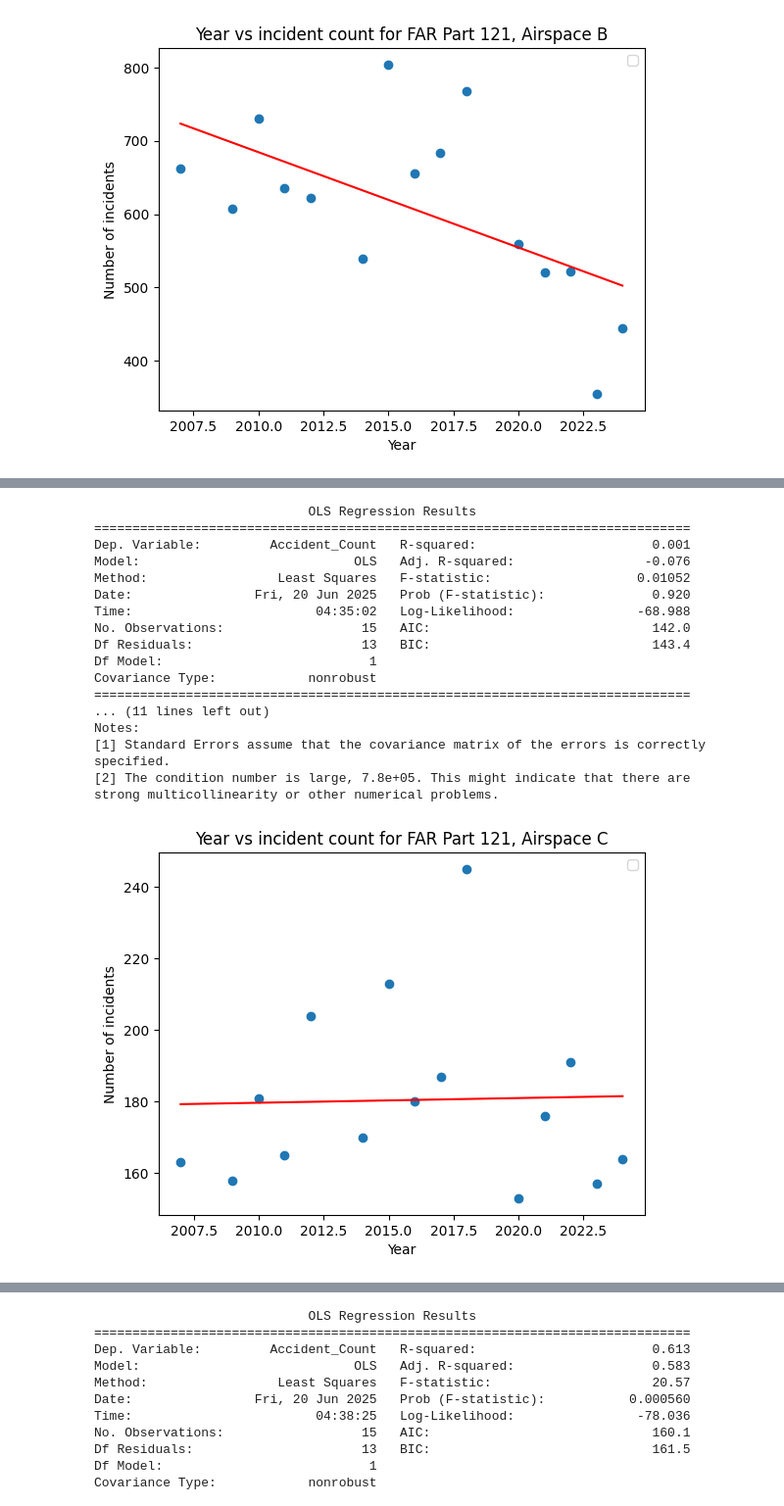
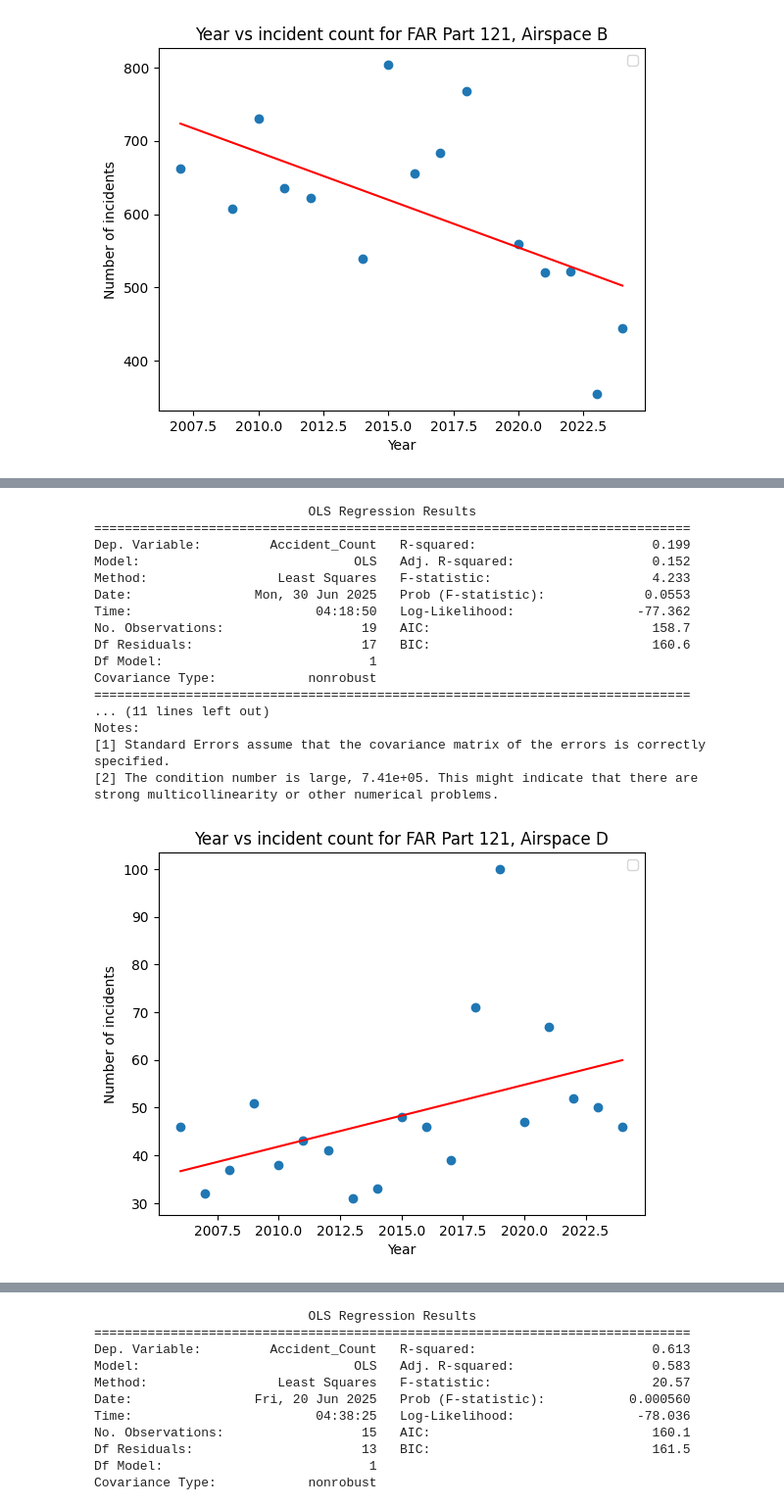
Before and after one commit to terryljh/aviation2, a Jupyter notebook: asrs linear model without test split.ipynb, the cells around one changed output, grey strips where cells are left out. Shown at 98% size. Drawn from its saved outputs; the diff is of its cells as text; code cells hidden in the pictures.

```diff
--- a/asrs linear model without test split.ipynb
+++ b/asrs linear model without test split.ipynb
@@ -675,7 +768,6 @@ strong multicollinearity or other numerical problems.
 dfsubset2 = dfsubset[(dfsubset['Date']//100 >= 2006) & (dfsubset['Date']//100 <= 2024)]
 
 dfsubset2 = dfsubset2[dfsubset2['Operating Under FAR Part'] == 'Part 121']
-
 #dfsubset2 = dfsubset2[dfsubset2['Light'].isna()]
 
 #dfsubset2 = dfsubset2[dfsubset2['Primary Problem'] == 'Human Factors']
@@ -696,12 +788,12 @@ dfsubset2 = dfsubset2[dfsubset2['Operating Under FAR Part'] == 'Part 121']
 #dfsubset2 = dfsubset2[dfsubset2['Light'] == 'Daylight']
 
 #dfsubset2 = dfsubset[(dfsubset['Date']//100 >= 2006) & (dfsubset['Date']//100 <= 2024)]
-dfsubset2 = dfsubset2[dfsubset2['Airspace'].str.contains('class c', case=False, na=False)]
+dfsubset2 = dfsubset2[dfsubset2['Airspace'].str.contains('class d', case=False, na=False)]
 #dfsubset2 = dfsubset2[dfsubset2['Airspace'].isna()]
 
 yearly_counts = dfsubset2.groupby(dfsubset2['Date']//100).size().reset_index(name='Accident_Count')
 #yearly_counts.plot.scatter(x='Date', y='Accident_Count')
-#plt.title('year vs total number of accidents FAR 121 airspace C')
+#plt.title('year vs total number of accidents FAR 121 airspace D')
 #plt.xlabel('year')
 #plt.ylabel('number of accidents FAR 121')
 #plt.show()
@@ -710,57 +802,57 @@ from sklearn.model_selection import train_test_split
 
 X, y = yearly_counts[['Date']], yearly_counts['Accident_Count']
 
-X_train, X_test, y_train, y_test = train_test_split(
-
-    X, y, test_size=0.2, random_state=945)
+#X_train, X_test, y_train, y_test = train_test_split(
+#
+#    X, y, test_size=0.2, random_state=945)
 
 from sklearn.linear_model import LinearRegression
 slryearly = LinearRegression()
-slryearly.fit(X_train,y_train)
+slryearly.fit(X,y)
 
 #re-doing the above with sm so we can use model summary
 #decreasing trend but unreliable p-value
 import statsmodels.api as sm
 yearly_counts = dfsubset2.groupby(dfsubset2['Date']//100).size().reset_index(name='Accident_Count')
 yearly_counts.rename(columns={yearly_counts.columns[0]: 'Year'}, inplace=True)
 X = sm.add_constant(yearly_counts['Year'])
 y = yearly_counts['Accident_Count']
-X_train, X_test, y_train, y_test = train_test_split(
-X, y, test_size=0.2, random_state=945)
-model = sm.OLS(y_train, X_train).fit()
+#X_train, X_test, y_train, y_test = train_test_split(
+#X, y, test_size=0.2, random_state=945)
+model = sm.OLS(y, X).fit()
 print(model.summary())
 
-plt.scatter(X_train['Year'], y_train#, label='Training data'
+plt.scatter(X['Year'], y#, label='Training data'
             )
 plt.xlabel('Year')
 plt.ylabel('Number of incidents')
-plt.title('Year vs incident count for FAR Part 121, Airspace C')
-y_train_pred = model.predict(X_train)
-sorted_idx = X_train['Year'].argsort()
+plt.title('Year vs incident count for FAR Part 121, Airspace D')
+y_pred = model.predict(X)
+sorted_idx = X['Year'].argsort()
 plt.plot(
-    X_train['Year'].iloc[sorted_idx],
-    y_train_pred.iloc[sorted_idx],
+    X['Year'].iloc[sorted_idx],
+    y_pred.iloc[sorted_idx],
     color='red'
   #  label='Regression line'
 )
 plt.legend()
 plt.show()
 # %% [output]
                             OLS Regression Results
 ==============================================================================
-Dep. Variable:         Accident_Count   R-squared:                       0.001
-Model:                            OLS   Adj. R-squared:                 -0.076
-Method:                 Least Squares   F-statistic:                   0.01052
-Date:                Fri, 20 Jun 2025   Prob (F-statistic):              0.920
-Time:                        04:35:02   Log-Likelihood:                -68.988
-No. Observations:                  15   AIC:                             142.0
-Df Residuals:                      13   BIC:                             143.4
+Dep. Variable:         Accident_Count   R-squared:                       0.199
+Model:                            OLS   Adj. R-squared:                  0.152
+Method:                 Least Squares   F-statistic:                     4.233
+Date:                Mon, 30 Jun 2025   Prob (F-statistic):             0.0553
+Time:                        04:18:50   Log-Likelihood:                -77.362
+No. Observations:                  19   AIC:                             158.7
+Df Residuals:                      17   BIC:                             160.6
 Df Model:                           1
 Covariance Type:            nonrobust
 ==============================================================================
 ... (11 lines left out)
 Notes:
 [1] Standard Errors assume that the covariance matrix of the errors is correctly specified.
-[2] The condition number is large, 7.8e+05. This might indicate that there are
+[2] The condition number is large, 7.41e+05. This might indicate that there are
 strong multicollinearity or other numerical problems.
-[figure, old version]
+[figure, new version]
```
Also changed, not shown: parts of 2 cells of this notebook.
